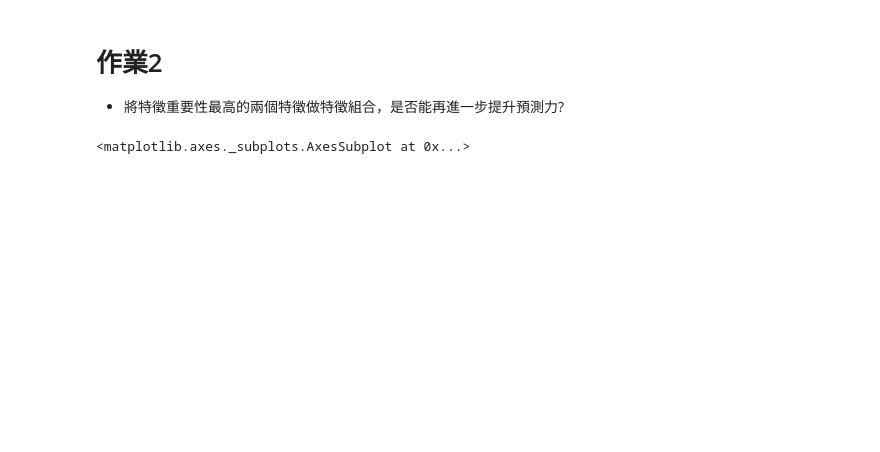
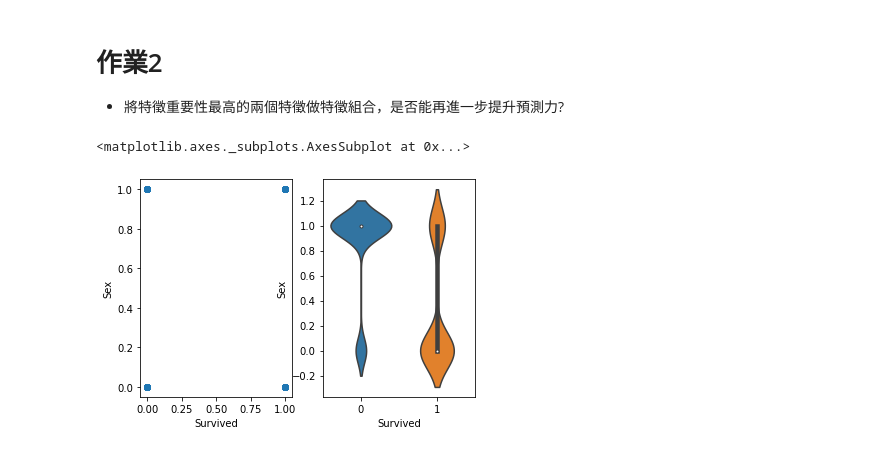
Before and after one commit to sefd852/4th-ML100Days, a Jupyter notebook: homework/Day_031_HW.ipynb, the cells around one changed output. Saved outputs shown, nothing was run; the diff lists cells and outputs as text; code cells hidden in the pictures; blank space fills up the shorter version.

```diff
--- a/homework/Day_031_HW.ipynb
+++ b/homework/Day_031_HW.ipynb
@@ -94,11 +95,15 @@ cross_val_score(estimator, train_X, train_Y, cv=5).mean()
 # %%
 # 觀察重要特徵與目標的分布
 # 第一名
 import seaborn as sns
 import matplotlib.pyplot as plt
+plt.subplot(121)
 sns.regplot(x=train_Y, y=df['Sex'], fit_reg=False)
+plt.subplot(122)
+sns.violinplot(x=train_Y, y=df['Sex'])
 # %% [output]
 <matplotlib.axes._subplots.AxesSubplot at 0x...>
+[figure, added]
 # %%
 # 第二名
 plt.subplot(121)
```
Also changed, not shown: parts of 6 cells of this notebook.
